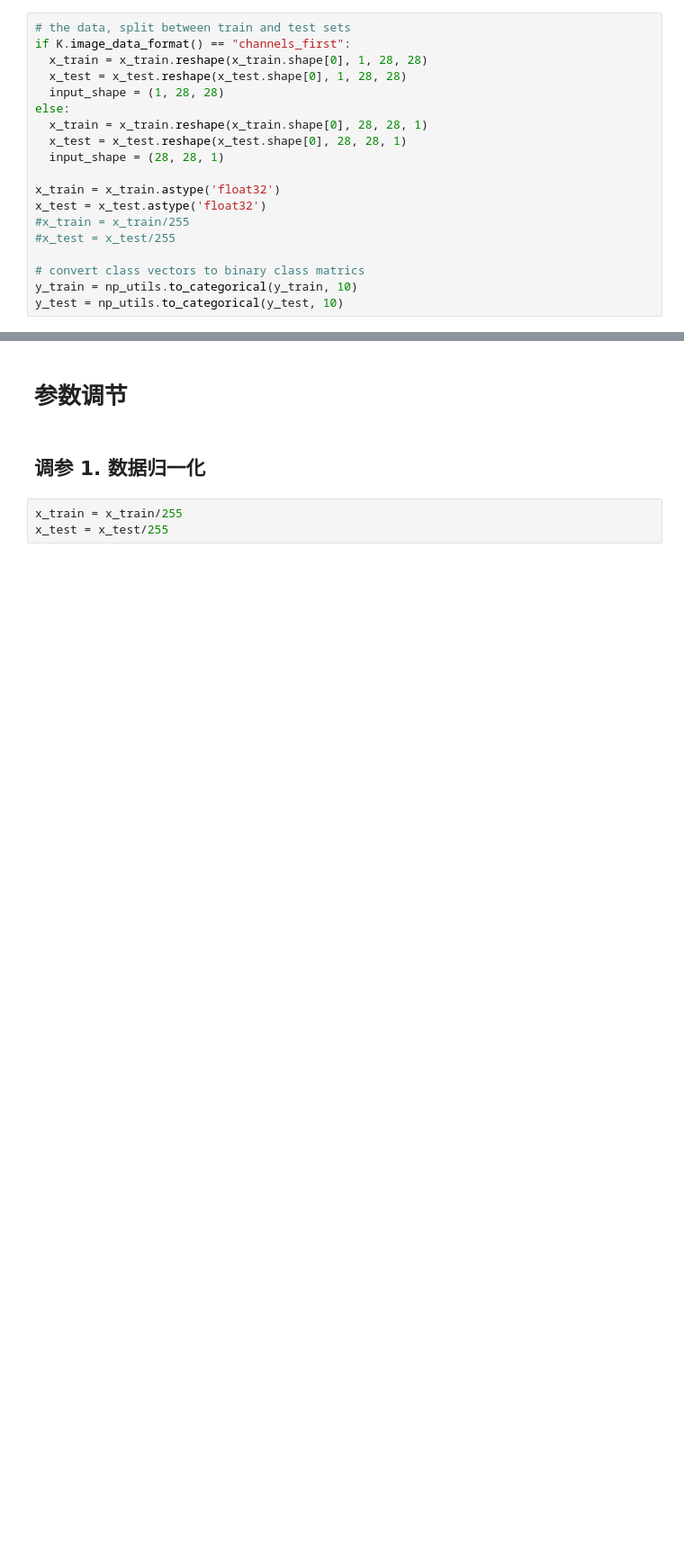
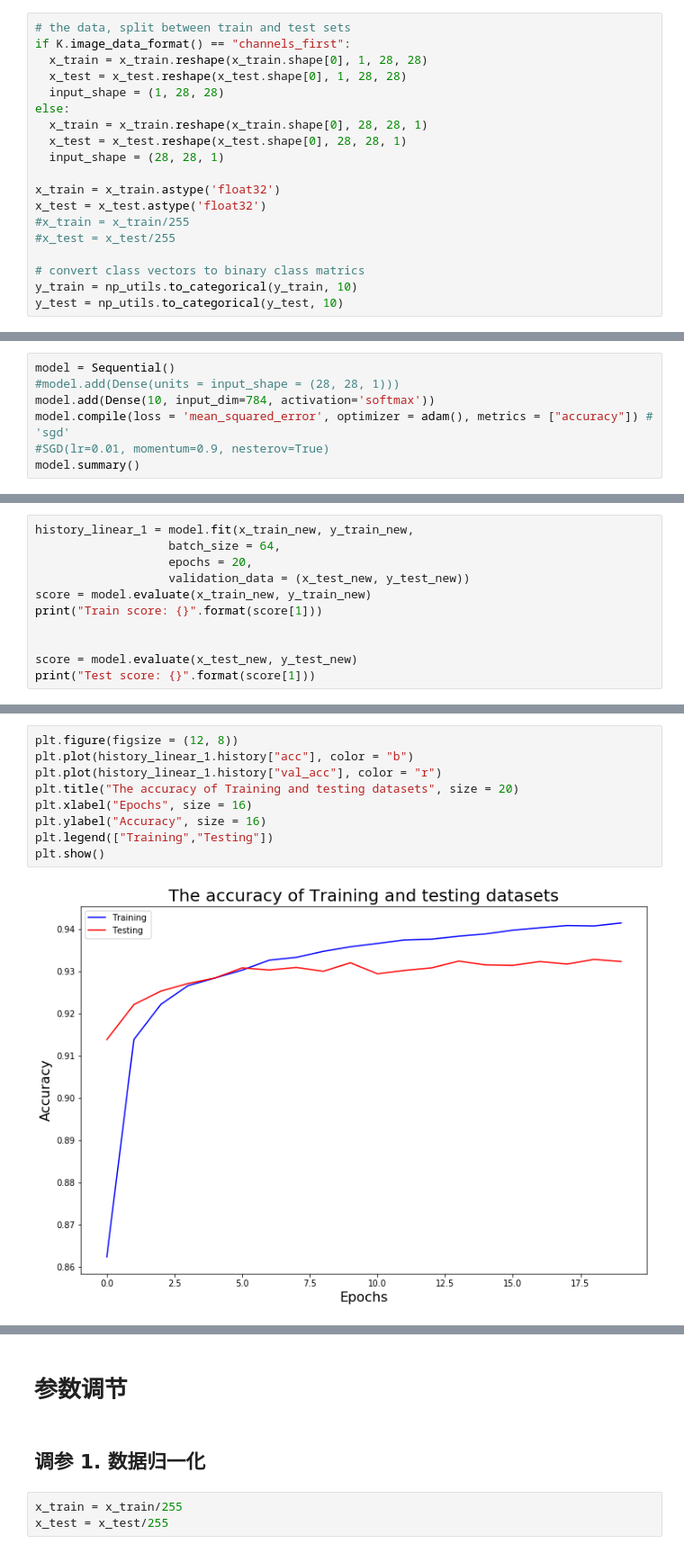
Before and after one commit to xslittlemaggie/Deep-Learning-Projects, a Jupyter notebook: MNIST_CNN_基本模型.ipynb, the cells around one changed output, grey strips where cells are left out. Shown: that part at 90% size. Drawn from its saved outputs; the diff is of its cells as text; blank space fills up the shorter version.

```diff
--- a/MNIST_CNN_基本模型.ipynb
+++ b/MNIST_CNN_基本模型.ipynb
@@ -119,0 +207,7 @@ plt.show()
+# %%
+model = Sequential()
+#model.add(Dense(units = input_shape = (28, 28, 1)))
+model.add(Dense(10, input_dim=784, activation='softmax'))
+model.compile(loss = 'mean_squared_error', optimizer = adam(), metrics = ["accuracy"]) # 'sgd'
+#SGD(lr=0.01, momentum=0.9, nesterov=True)
+model.summary()
@@ -119,0 +225,11 @@ plt.show()
+# %%
+history_linear_1 = model.fit(x_train_new, y_train_new,
+                   batch_size = 64,
+                   epochs = 20,
+                   validation_data = (x_test_new, y_test_new))
+score = model.evaluate(x_train_new, y_train_new)
+print("Train score: {}".format(score[1]))
+
+
+score = model.evaluate(x_test_new, y_test_new)
+print("Test score: {}".format(score[1]))
@@ -119,0 +254,11 @@ plt.show()
+# %%
+plt.figure(figsize = (12, 8))
+plt.plot(history_linear_1.history["acc"], color = "b")
+plt.plot(history_linear_1.history["val_acc"], color = "r")
+plt.title("The accuracy of Training and testing datasets", size = 20)
+plt.xlabel("Epochs", size = 16)
+plt.ylabel("Accuracy", size = 16)
+plt.legend(["Training","Testing"])
+plt.show()
+# %% [output]
+[figure, added]
```
Also changed, not shown: parts of 74 cells of this notebook.
